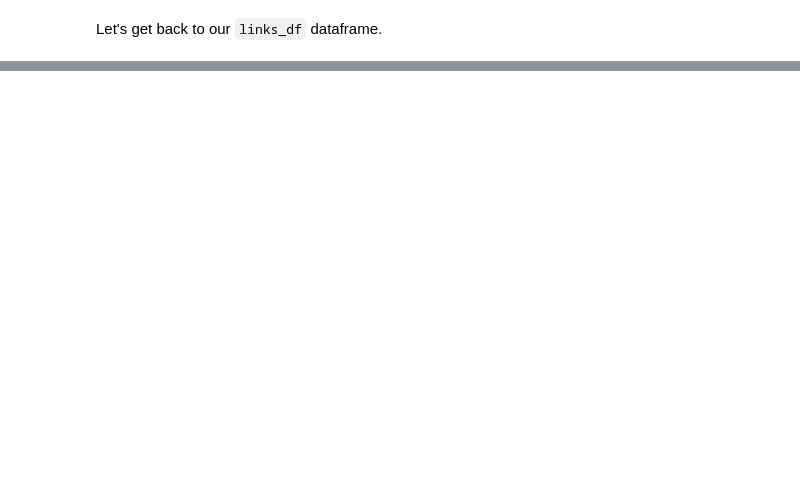
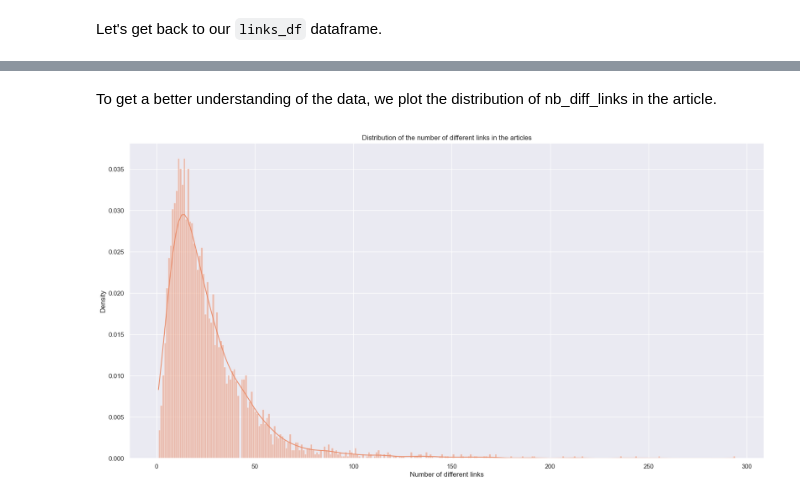
Before and after one commit to epfl-ada/ada-2022-project-groupe53, a Jupyter notebook: Final.ipynb, the cells around one changed output, grey strips where cells are left out. Cells and saved outputs as stored; diff of their text form; code cells hidden in the pictures; blank space fills up the shorter version.

```diff
--- a/Final.ipynb
+++ b/Final.ipynb
@@ -153,0 +257,6 @@ links_df.sample(5)
+# %%
+# define filtred links df as copy of links_df
+filtred_links_df = links_df.copy()
+# Get rid of the positions column
+filtred_links_df.drop(columns=['positions'], inplace=True)
+filtred_links_df.drop(columns=['nb_links'], inplace=True)
@@ -153,0 +272,4 @@ links_df.sample(5)
+# %%
+# add a column nb_diff_links which count number of unique to for each from
+filtred_links_df['nb_diff_links'] = filtred_links_df.groupby('From')['To'].transform('nunique')
+filtred_links_df.sample(5)
@@ -153,0 +283,10 @@ links_df.sample(5)
+# %%
+# Drop unexplored links
+filtred_links_df = filtred_links_df[filtred_links_df['weight'] != 0]
+# %%
+# group by from and count the number of unique to
+filtred_links_df = filtred_links_df.groupby('From').agg({'To': 'nunique', 'nb_diff_links': 'first'})
+# rename the column To to nb_explored_links
+filtred_links_df.rename(columns={'To': 'nb_explored_links'}, inplace=True)
+# Add a column with the ratio of explored links
+filtred_links_df['prop_explored'] = filtred_links_df.apply(lambda row: int(round(row['nb_explored_links']/row['nb_diff_links'],2)*100), axis=1)
@@ -153,0 +306,11 @@ links_df.sample(5)
+# %% [markdown]
+To get a better understanding of the data, we plot the distribution of nb_diff_links in the article. <br>
+# %%
+plt.figure(figsize=(20,10))
+sns.histplot(filtred_links_df['nb_diff_links'], bins=300 , kde=True, stat='density', label="Distribution of the number of links in articles")
+plt.title("Distribution of the number of different links in the articles")
+plt.xlabel("Number of different links")
+plt.ylabel("Density")
+plt.show()
+# %% [output]
+[figure, added]
```
Also changed, not shown: parts of 81 cells of this notebook, 3 other files.
